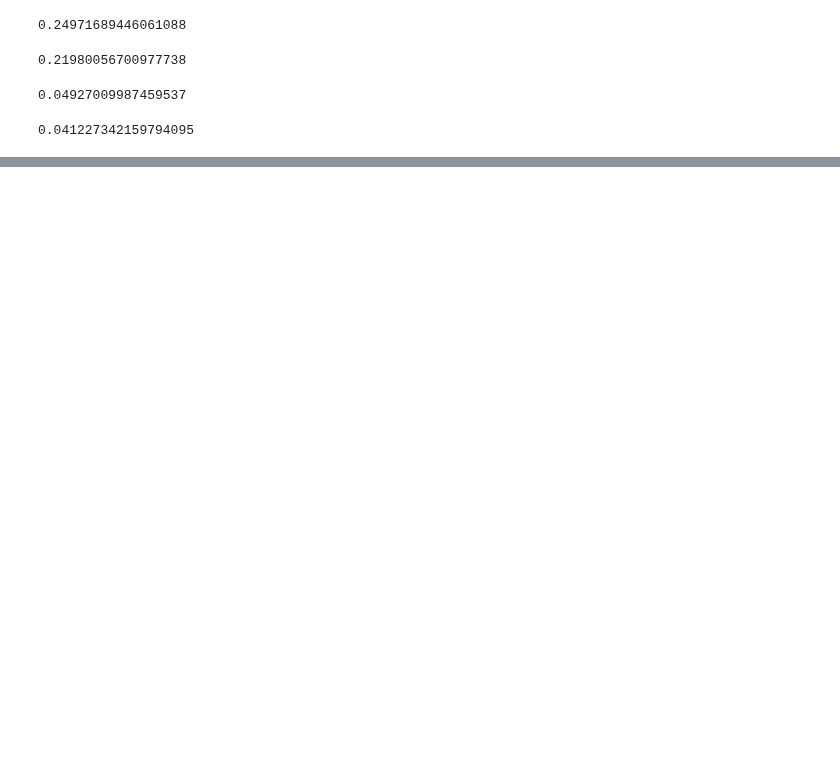
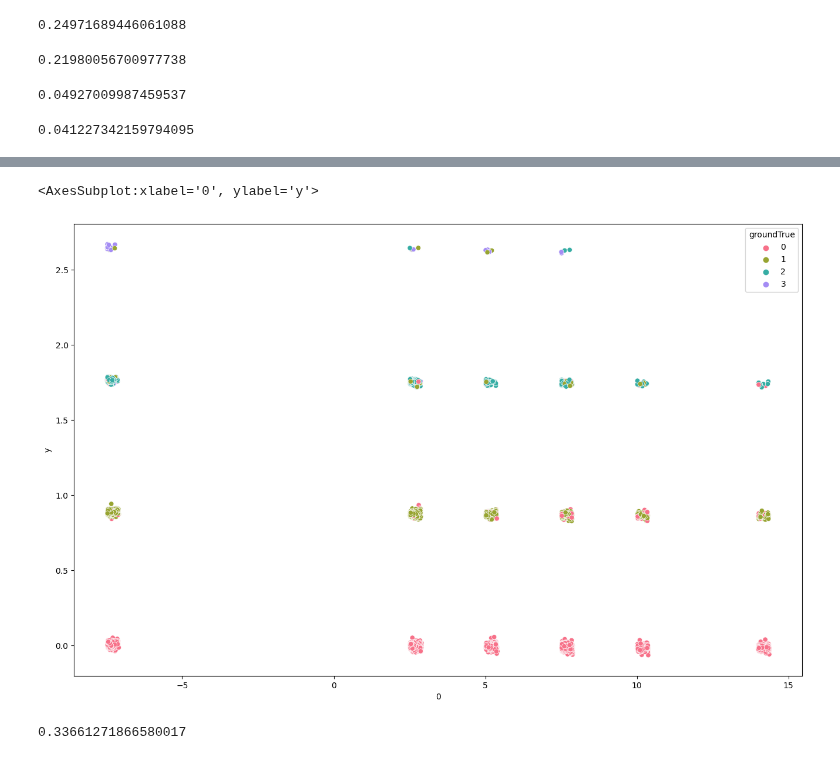
Before and after one commit to ecdison/Group9_MachineLearningHC, a Jupyter notebook: SVM.ipynb, the cells around one changed output, grey strips where cells are left out. Cells and saved outputs as stored; diff of their text form; code cells hidden in the pictures; blank space fills up the shorter version.

```diff
--- a/SVM.ipynb
+++ b/SVM.ipynb
@@ -97,3 +142,11 @@ result = svm_reg.predict(testX)
 mean_squared_error(result, testY)
 # %% [output]
 0.041227342159794095
+# %%
+pca = PCA(n_components=1)
+pca_result = pca.fit_transform(testX)
+
+df = pd.DataFrame(pca_result)
+df['y'] = result
+df['groundTrue'] = testY
+df
@@ -99,0 +167,13 @@ mean_squared_error(result, testY)
+# %%
+plt.figure(figsize=(16,10))
+sns.scatterplot(
+    x=0, y='y',
+    hue="groundTrue",
+    palette=sns.color_palette("husl", 4),
+    data=df,
+    legend="full",
+    alpha=1
+)
+# %% [output]
+<AxesSubplot:xlabel='0', ylabel='y'>
+[figure, added]
@@ -99,0 +185,14 @@ mean_squared_error(result, testY)
+# %%
+pca = PCA(n_components=1)
+pca_train_result = pca.fit_transform(x)
+
+svm_reg = LinearSVR(epsilon=0, C = 10, random_state=42)
+svm_reg.fit(pca_train_result, y)
+
+pca_test_result = pca.transform(testX)
+result = svm_reg.predict(pca_test_result)
+print(mean_squared_error(result, testY))
+
+svm_reg.support_ = find_support_vectors(svm_reg, pca_test_result, testY)
+# %% [output]
+0.33661271866580017
```
Also changed, not shown: parts of 7 cells of this notebook.
